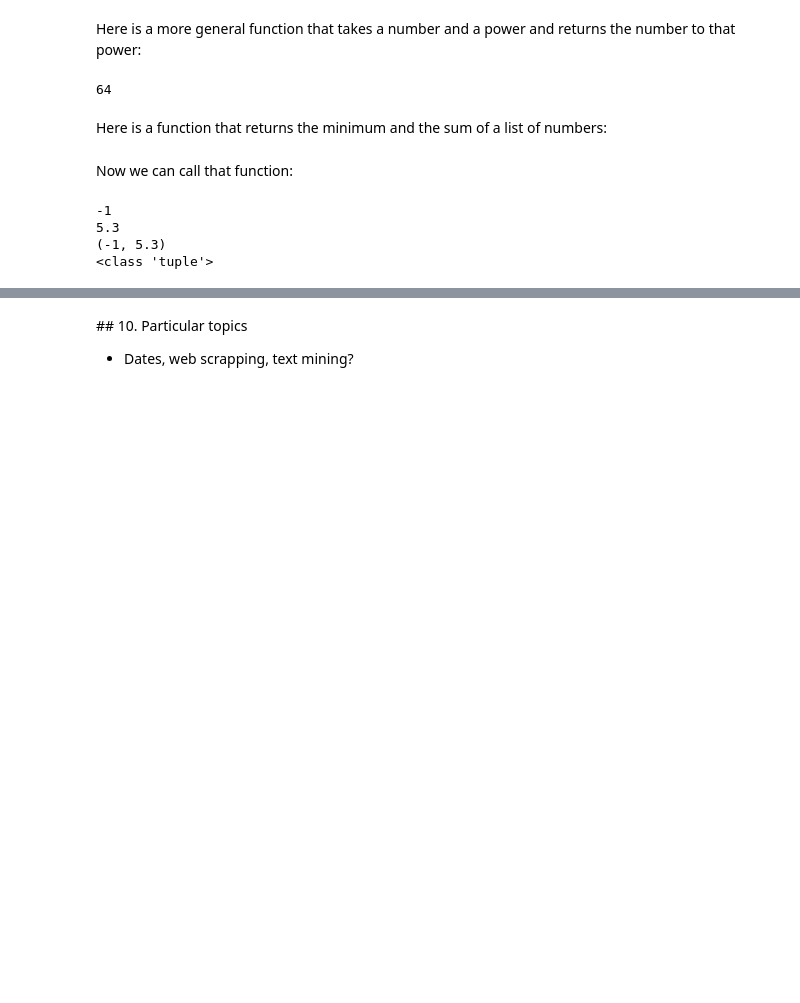
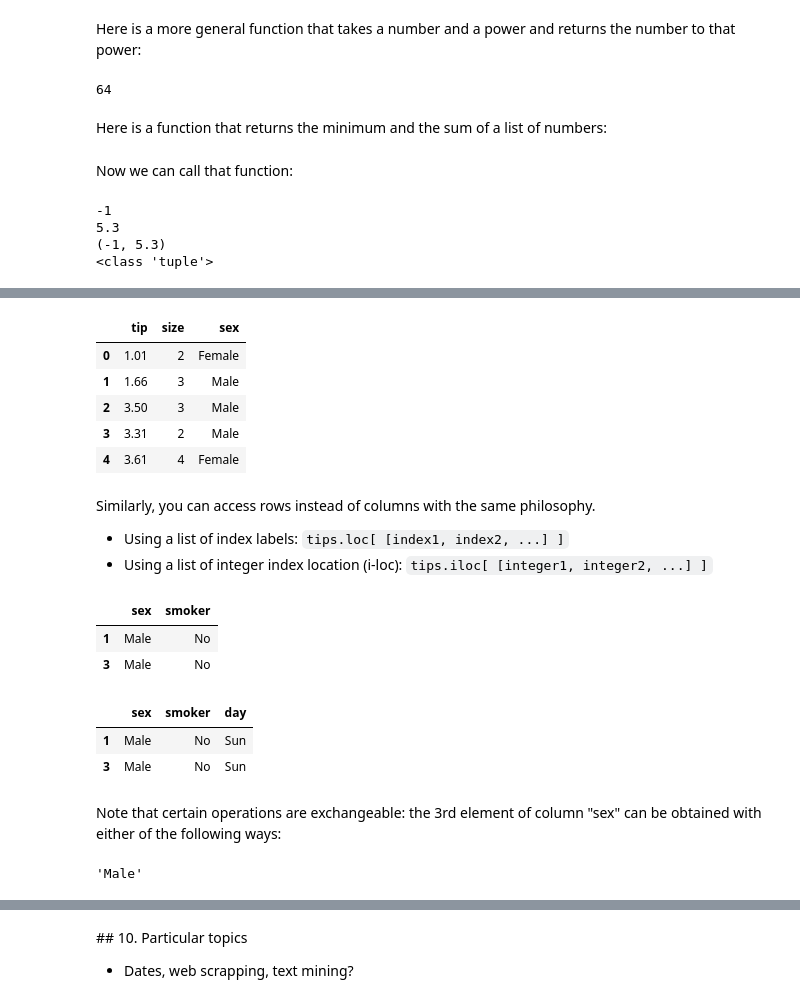
Before and after one commit to mtorrens/bse_comp_bootcamp, a Jupyter notebook: python1.ipynb, the cells around one changed output, grey strips where cells are left out. Drawn from its saved outputs; the diff is of its cells as text; code cells hidden in the pictures; blank space fills up the shorter version.

```diff
--- a/python1.ipynb
+++ b/python1.ipynb
@@ -407,0 +714,38 @@ Talk about import structures
+# %%
+tips[["tip", "size", "sex"]].head(5)
+# %% [output]
+|  | tip | size | sex |
+| 0 | 1.01 | 2 | Female |
+| 1 | 1.66 | 3 | Male |
+| 2 | 3.50 | 3 | Male |
+| 3 | 3.31 | 2 | Male |
+| 4 | 3.61 | 4 | Female |
+# %% [markdown]
+Similarly, you can access rows instead of columns with the same philosophy.
+
+*   Using a list of index labels: `tips.loc[ [index1, index2, ...] ]`
+*   Using a list of integer index location (i-loc): `tips.iloc[ [integer1, integer2, ...] ]`
+# %%
+# Accessing rows AND columns!
+# Example of 2-dimension loc
+tips.loc[[1, 3], ['sex', 'smoker']]
+# %% [output]
+|  | sex | smoker |
+| 1 | Male | No |
+| 3 | Male | No |
+# %%
+# Accessing rows AND columns!
+# Example of 2-dimensional iloc
+tips.iloc[[1, 3], 2:5]
+# %% [output]
+|  | sex | smoker | day |
+| 1 | Male | No | Sun |
+| 3 | Male | No | Sun |
+# %% [markdown]
+Note that certain operations are exchangeable: the 3rd element of column "sex" can be obtained with either of the following ways:
+# %%
+tips.sex[2]  # Access col as series, then the 3rd element of that
+tips.loc[2, "sex"]  # Access the entry in DF by giving the index labels of row and col
+tips.loc[2]["sex"]  # Accessing the whole row as a series, then using the column name as index label
+# %% [output]
+'Male'
```
Also changed, not shown: parts of 98 cells of this notebook, 1 other file.
